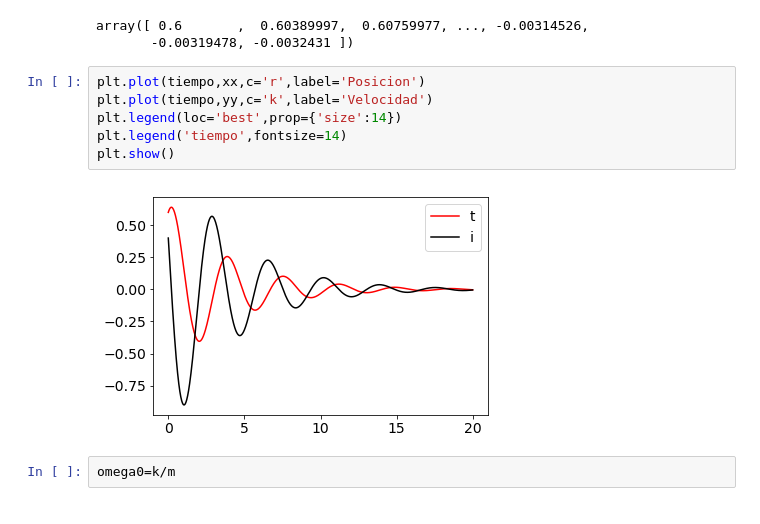
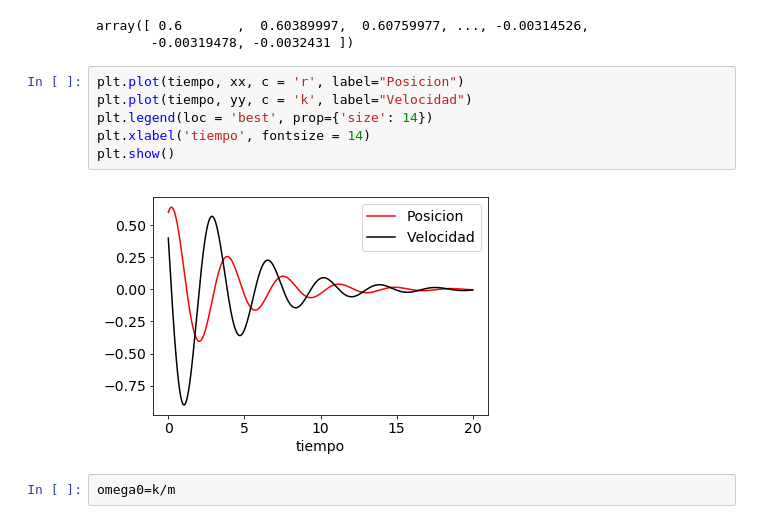
Before and after one commit to ramirezdiana/SimulacionMatematica2017, a Jupyter notebook: Clase5_OsciladorAmortiguado.ipynb, the cells around one changed output. Saved outputs shown, nothing was run; the diff lists cells and outputs as text.

```diff
--- a/Clase5_OsciladorAmortiguado.ipynb
+++ b/Clase5_OsciladorAmortiguado.ipynb
@@ -24,13 +24,13 @@ xx
 array([ 0.6       ,  0.60389997,  0.60759977, ..., -0.00314526,
        -0.00319478, -0.0032431 ])
 # %%
-plt.plot(tiempo,xx,c='r',label='Posicion')
-plt.plot(tiempo,yy,c='k',label='Velocidad')
-plt.legend(loc='best',prop={'size':14})
-plt.legend('tiempo',fontsize=14)
+plt.plot(tiempo, xx, c = 'r', label="Posicion")
+plt.plot(tiempo, yy, c = 'k', label="Velocidad")
+plt.legend(loc = 'best', prop={'size': 14})
+plt.xlabel('tiempo', fontsize = 14)
 plt.show()
 # %% [output]
-[figure, old version]
+[figure, new version]
 # %%
 omega0=k/m
 # %%
```
Also changed, not shown: parts of 12 cells of this notebook.
